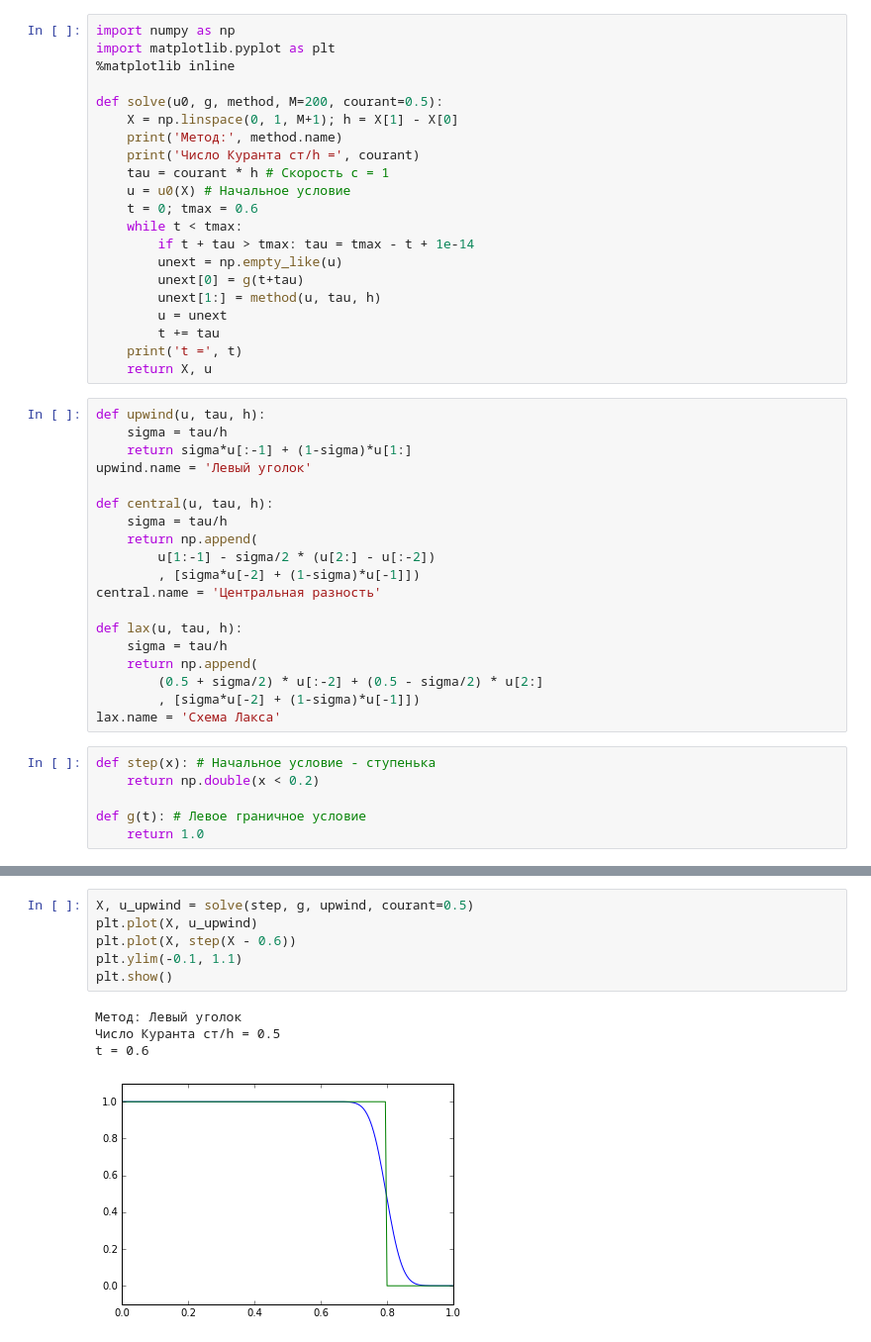
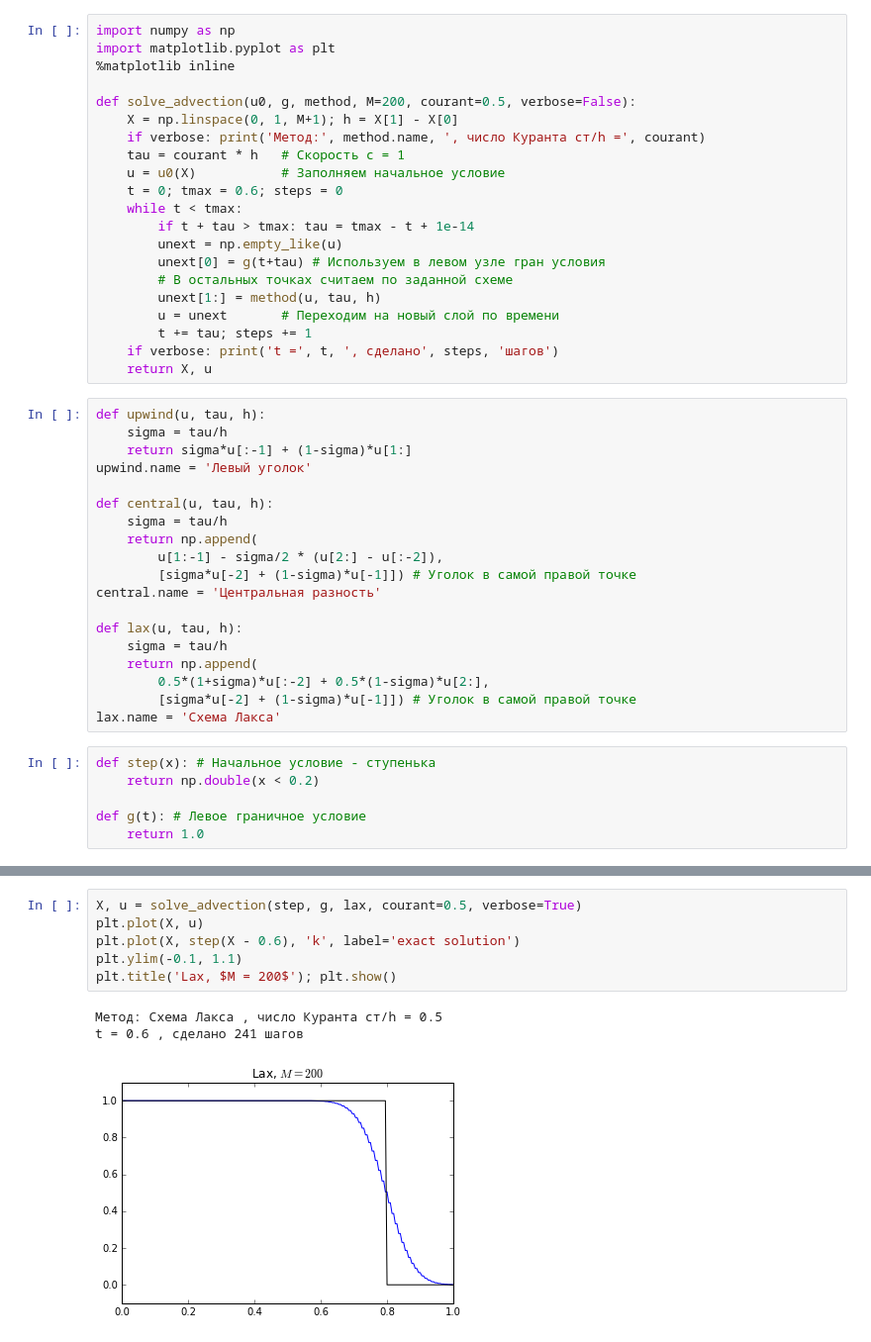
Before and after one commit to CompMathGroup/compmath-slides, a Jupyter notebook: jupyter-slides/12-Advection/Advection.ipynb, the cells around one changed output, grey strips where cells are left out. Shown at 99% size. Drawn from its saved outputs; the diff is of its cells as text.

Commit message:
Completed advection

```diff
--- a/jupyter-slides/12-Advection/Advection.ipynb
+++ b/jupyter-slides/12-Advection/Advection.ipynb
@@ -77,21 +77,21 @@ import numpy as np
 import matplotlib.pyplot as plt
 %matplotlib inline
 
-def solve(u0, g, method, M=200, courant=0.5):
+def solve_advection(u0, g, method, M=200, courant=0.5, verbose=False):
     X = np.linspace(0, 1, M+1); h = X[1] - X[0]
-    print('Метод:', method.name)
-    print('Число Куранта cт/h =', courant)
-    tau = courant * h # Скорость с = 1
-    u = u0(X) # Начальное условие
-    t = 0; tmax = 0.6
+    if verbose: print('Метод:', method.name, ', число Куранта cт/h =', courant)
+    tau = courant * h   # Скорость с = 1
+    u = u0(X)           # Заполняем начальное условие
+    t = 0; tmax = 0.6; steps = 0
     while t < tmax:
         if t + tau > tmax: tau = tmax - t + 1e-14
         unext = np.empty_like(u)
-        unext[0] = g(t+tau)
+        unext[0] = g(t+tau) # Используем в левом узле гран условия
+        # В остальных точках считаем по заданной схеме
         unext[1:] = method(u, tau, h)
-        u = unext
-        t += tau
-    print('t =', t)
+        u = unext       # Переходим на новый слой по времени
+        t += tau; steps += 1
+    if verbose: print('t =', t, ', сделано', steps, 'шагов')
     return X, u
 # %%
 def upwind(u, tau, h):
@@ -102,15 +102,15 @@ upwind.name = 'Левый уголок'
 def central(u, tau, h):
     sigma = tau/h
     return np.append(
-        u[1:-1] - sigma/2 * (u[2:] - u[:-2])
-        , [sigma*u[-2] + (1-sigma)*u[-1]])
+        u[1:-1] - sigma/2 * (u[2:] - u[:-2]),
+        [sigma*u[-2] + (1-sigma)*u[-1]]) # Уголок в самой правой точке
 central.name = 'Центральная разность'
 
 def lax(u, tau, h):
     sigma = tau/h
     return np.append(
-        (0.5 + sigma/2) * u[:-2] + (0.5 - sigma/2) * u[2:]
-        , [sigma*u[-2] + (1-sigma)*u[-1]])
+        0.5*(1+sigma)*u[:-2] + 0.5*(1-sigma)*u[2:],
+        [sigma*u[-2] + (1-sigma)*u[-1]]) # Уголок в самой правой точке
 lax.name = 'Схема Лакса'
 # %%
 def step(x): # Начальное условие - ступенька
@@ -121,11 +153,10 @@ def g(t): # Левое граничное условие
 # %%
-X, u_upwind = solve(step, g, upwind, courant=0.5)
-plt.plot(X, u_upwind)
-plt.plot(X, step(X - 0.6))
+X, u = solve_advection(step, g, lax, courant=0.5, verbose=True)
+plt.plot(X, u)
+plt.plot(X, step(X - 0.6), 'k', label='exact solution')
 plt.ylim(-0.1, 1.1)
-plt.show()
+plt.title('Lax, $M = 200$'); plt.show()
 # %% [output]
-Метод: Левый уголок
-Число Куранта cт/h = 0.5
-t = 0.6
+Метод: Схема Лакса , число Куранта cт/h = 0.5
+t = 0.6 , сделано 241 шагов
-[figure, old version]
+[figure, new version]
```
Also changed, not shown: parts of 21 cells of this notebook.
